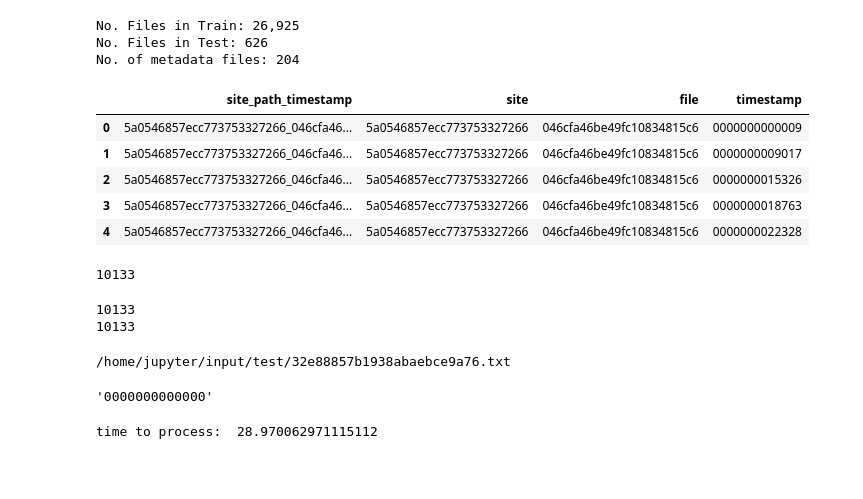
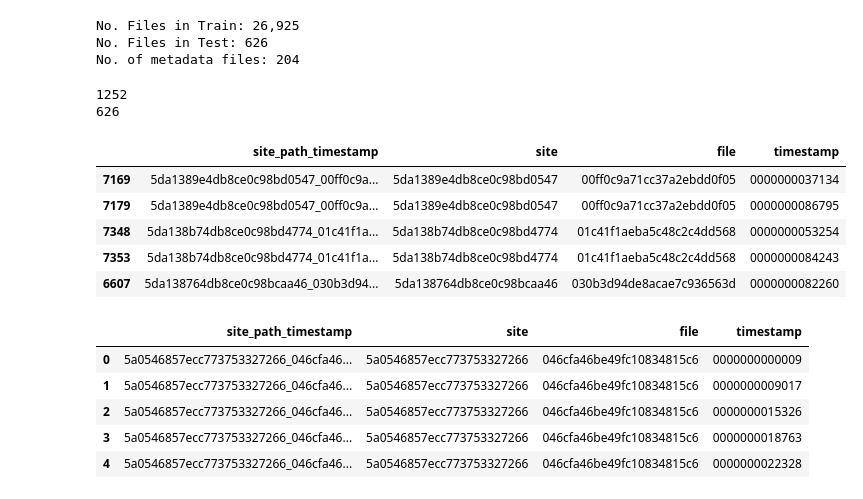
Before and after one commit to robot269006/indoor, a Jupyter notebook: indoor-preprocess-test-2-gcp.ipynb, the cells around one changed output. Saved outputs shown, nothing was run; the diff lists cells and outputs as text; code cells hidden in the pictures; blank space fills up the shorter version.

```diff
--- a/indoor-preprocess-test-2-gcp.ipynb
+++ b/indoor-preprocess-test-2-gcp.ipynb
@@ -51,18 +53,29 @@ No. of metadata files: 204
 # %%
 # Get submission file
 sub_df = pd.read_csv("/home/jupyter/input/sample_submission.csv")
 sub_df[["site", "file", "timestamp"]] = sub_df["site_path_timestamp"].apply(lambda x: pd.Series(x.split("_")))
 sub_df = sub_df.drop(columns=["floor", "x", "y"])
+grouped_df = sub_df.groupby("file").sample(n=2)
+all_file_id = grouped_df["file"].unique()
+print(len(grouped_df))
+print(len(all_file_id))
+display(grouped_df.head())
 display(sub_df.head())
-print(len(sub_df))
 # %% [output]
+1252
+626
 |  | site_path_timestamp | site | file | timestamp |
-| 0 | 5a0546857ecc773753327266_046cfa46... | 5a0546857ecc773753327266 | 046cfa46be49fc10834815c6 | 0000000000009 |
-| 1 | 5a0546857ecc773753327266_046cfa46... | 5a0546857ecc773753327266 | 046cfa46be49fc10834815c6 | 0000000009017 |
-| 2 | 5a0546857ecc773753327266_046cfa46... | 5a0546857ecc773753327266 | 046cfa46be49fc10834815c6 | 0000000015326 |
-| 3 | 5a0546857ecc773753327266_046cfa46... | 5a0546857ecc773753327266 | 046cfa46be49fc10834815c6 | 0000000018763 |
-| 4 | 5a0546857ecc773753327266_046cfa46... | 5a0546857ecc773753327266 | 046cfa46be49fc10834815c6 | 0000000022328 |
+| 7169 | 5da1389e4db8ce0c98bd0547_00ff0c9a... | 5da1389e4db8ce0c98bd0547 | 00ff0c9a71cc37a2ebdd0f05 | 0000000037134 |
+| 7179 | 5da1389e4db8ce0c98bd0547_00ff0c9a... | 5da1389e4db8ce0c98bd0547 | 00ff0c9a71cc37a2ebdd0f05 | 0000000086795 |
+| 7348 | 5da138b74db8ce0c98bd4774_01c41f1a... | 5da138b74db8ce0c98bd4774 | 01c41f1aeba5c48c2c4dd568 | 0000000053254 |
+| 7353 | 5da138b74db8ce0c98bd4774_01c41f1a... | 5da138b74db8ce0c98bd4774 | 01c41f1aeba5c48c2c4dd568 | 0000000084243 |
+| 6607 | 5da138764db8ce0c98bcaa46_030b3d94... | 5da138764db8ce0c98bcaa46 | 030b3d94de8acae7c936563d | 0000000082260 |
-10133
+|  | site_path_timestamp | site | file | timestamp |
+| 0 | 5a0546857ecc773753327266_046cfa46... | 5a0546857ecc773753327266 | 046cfa46be49fc10834815c6 | 0000000000009 |
+| 1 | 5a0546857ecc773753327266_046cfa46... | 5a0546857ecc773753327266 | 046cfa46be49fc10834815c6 | 0000000009017 |
+| 2 | 5a0546857ecc773753327266_046cfa46... | 5a0546857ecc773753327266 | 046cfa46be49fc10834815c6 | 0000000015326 |
+| 3 | 5a0546857ecc773753327266_046cfa46... | 5a0546857ecc773753327266 | 046cfa46be49fc10834815c6 | 0000000018763 |
+| 4 | 5a0546857ecc773753327266_046cfa46... | 5a0546857ecc773753327266 | 046cfa46be49fc10834815c6 | 0000000022328 |
 # %%
 # 200 train paths come out with ~1000 examples, so multiply train examples by 5 to extract similar no. of examples
 # test_num = train_num * 5
@@ -71,13 +84,10 @@ test_num = len(sub_df)
 # test_num = round(len(sub_df) / 2)
 
 # set timestamp cut
-time_stamp_cut = 1000
+time_stamp_cut = 250
 
-print(test_num)
-print(len(sub_df.iloc[:test_num, :]))
+# print(test_num)
+# print(len(sub_df.iloc[:test_num, :]))
-# %% [output]
-10133
-10133
 # %%
 # using github repo in kaggle kernels
 # https://www.kaggle.com/getting-started/71642
@@ -289,19 +304,14 @@ def extract_test_data(df):
 # %%
-# can read_data_file method read test data
-print(test_paths[0])
-test_path = test_paths[0]
-read_data_file(test_path)
-find_start_ts(test_path)
+# # can read_data_file method read test data
+# print(test_paths[0])
+# test_path = test_paths[0]
+# read_data_file(test_path)
+# find_start_ts(test_path)
-# %% [output]
-/home/jupyter/input/test/32e88857b1938abaebce9a76.txt
-'0000000000000'
 # %%
-# try generating test data
-# kaggle notebook -> 48.8 sec
-# here -> 28.9 sec
-start = time.time()
-test_rows = extract_test_data(sub_df.iloc[:5, :])
-print(f"time to process: ", time.time() - start)
+# # try generating test data
+# # kaggle notebook -> 48.8 sec
+# # here -> 28.9 sec
+# start = time.time()
+# test_rows = extract_test_data(sub_df.iloc[:5, :])
+# print(f"time to process: ", time.time() - start)
-# %% [output]
-time to process:  28.970062971115112
 # %%
```
Also changed, not shown: parts of 11 cells of this notebook.
